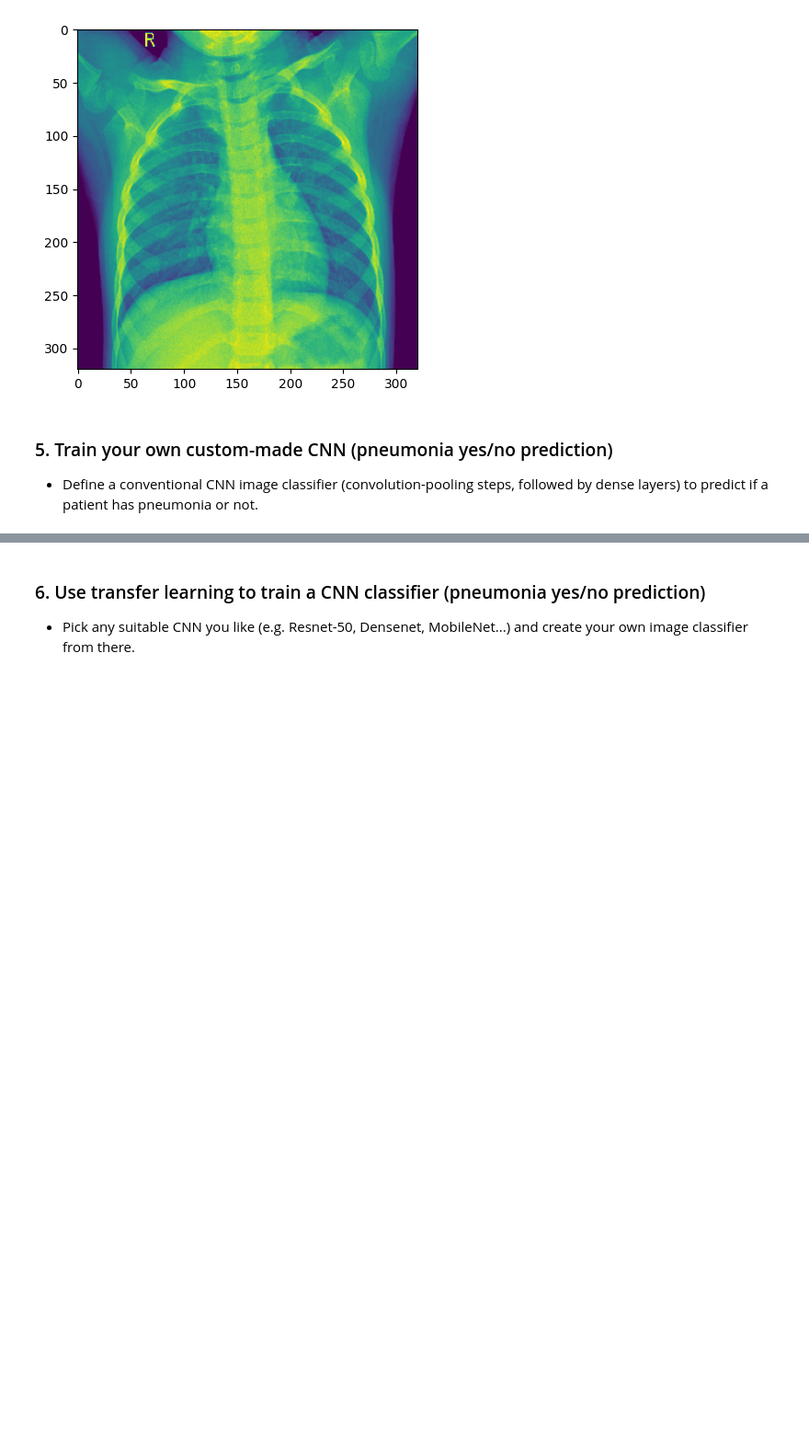
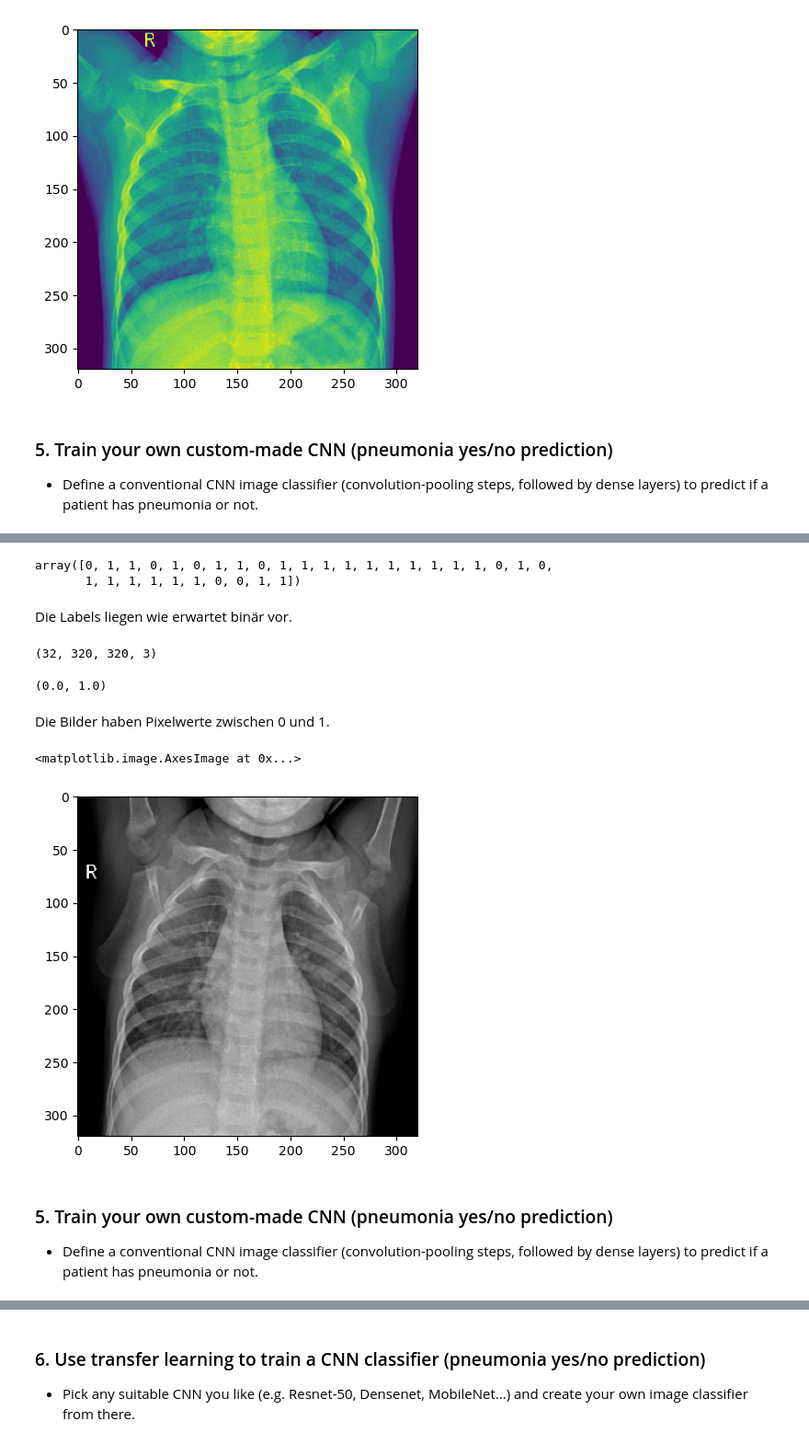
Before and after one commit to PhilippVogel92/ai_for_smart_health, a Jupyter notebook: ai_smart_health_portfolio_02_pneumonia_prediction.ipynb, the cells around one changed output, grey strips where cells are left out. Shown at 92% size. Cells and saved outputs as stored; diff of their text form; code cells hidden in the pictures; blank space fills up the shorter version.

```diff
--- a/ai_smart_health_portfolio_02_pneumonia_prediction.ipynb
+++ b/ai_smart_health_portfolio_02_pneumonia_prediction.ipynb
@@ -527,0 +585,28 @@ KeyboardInterrupt:
+# %%
+batch = next(train_generator_rgb)
+# %%
+batch[1] #labels
+# %% [output]
+array([0, 1, 1, 0, 1, 0, 1, 1, 0, 1, 1, 1, 1, 1, 1, 1, 1, 1, 1, 0, 1, 0,
+       1, 1, 1, 1, 1, 1, 0, 0, 1, 1])
+# %% [markdown]
+Die Labels liegen wie erwartet binär vor.
+# %%
+batch[0].shape #images
+# %% [output]
+(32, 320, 320, 3)
+# %%
+first_image = batch[0][0]
+first_image.min(), first_image.max()
+# %% [output]
+(0.0, 1.0)
+# %% [markdown]
+Die Bilder haben Pixelwerte zwischen 0 und 1.
+# %%
+plt.imshow(first_image)
+# %% [output]
+<matplotlib.image.AxesImage at 0x...>
+[figure, added]
+# %% [markdown]
+### 5. Train your own custom-made CNN (pneumonia yes/no prediction)
+- Define a conventional CNN image classifier (convolution-pooling steps, followed by dense layers) to predict if a patient has pneumonia or not.
```
Also changed, not shown: parts of 33 cells of this notebook.
